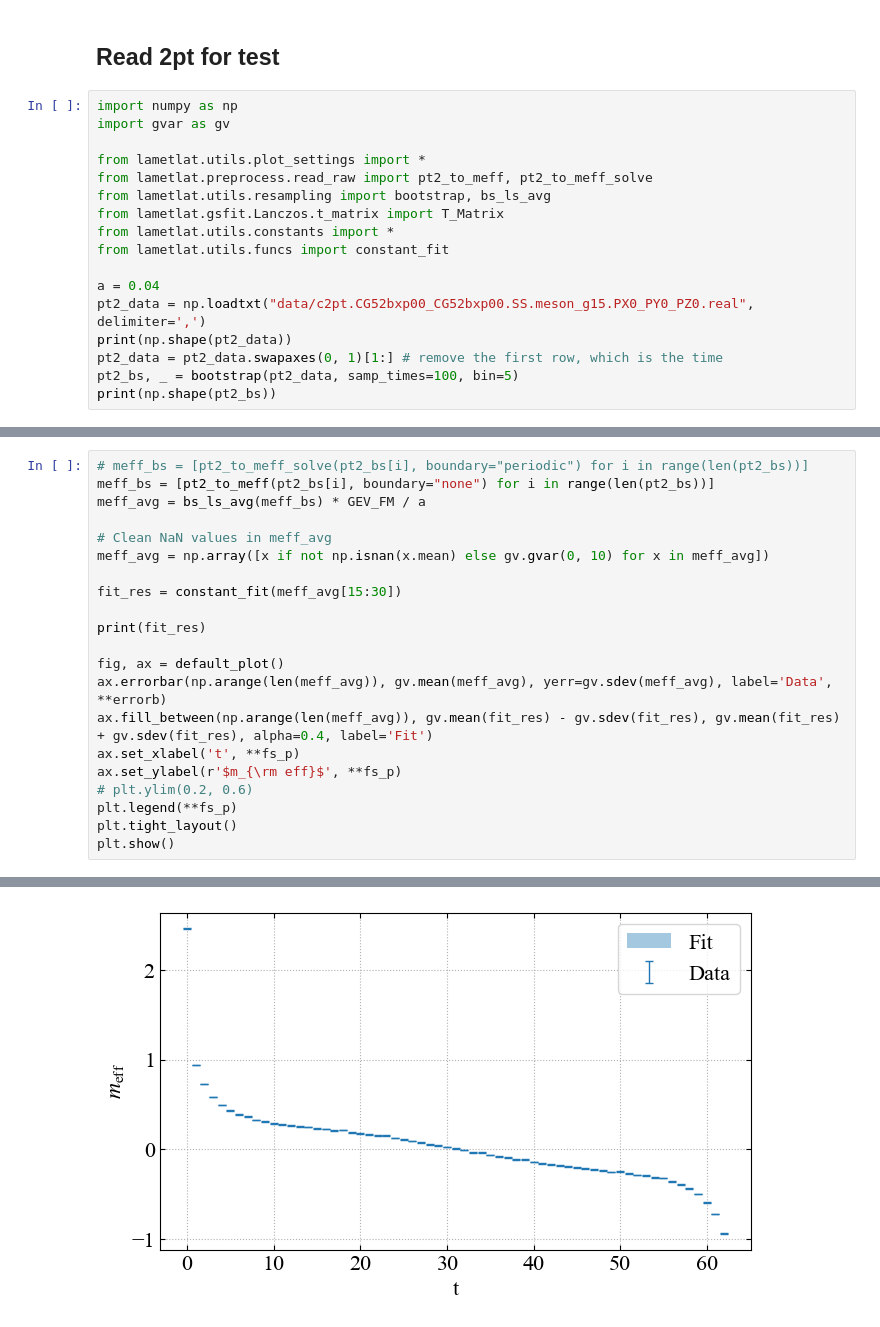
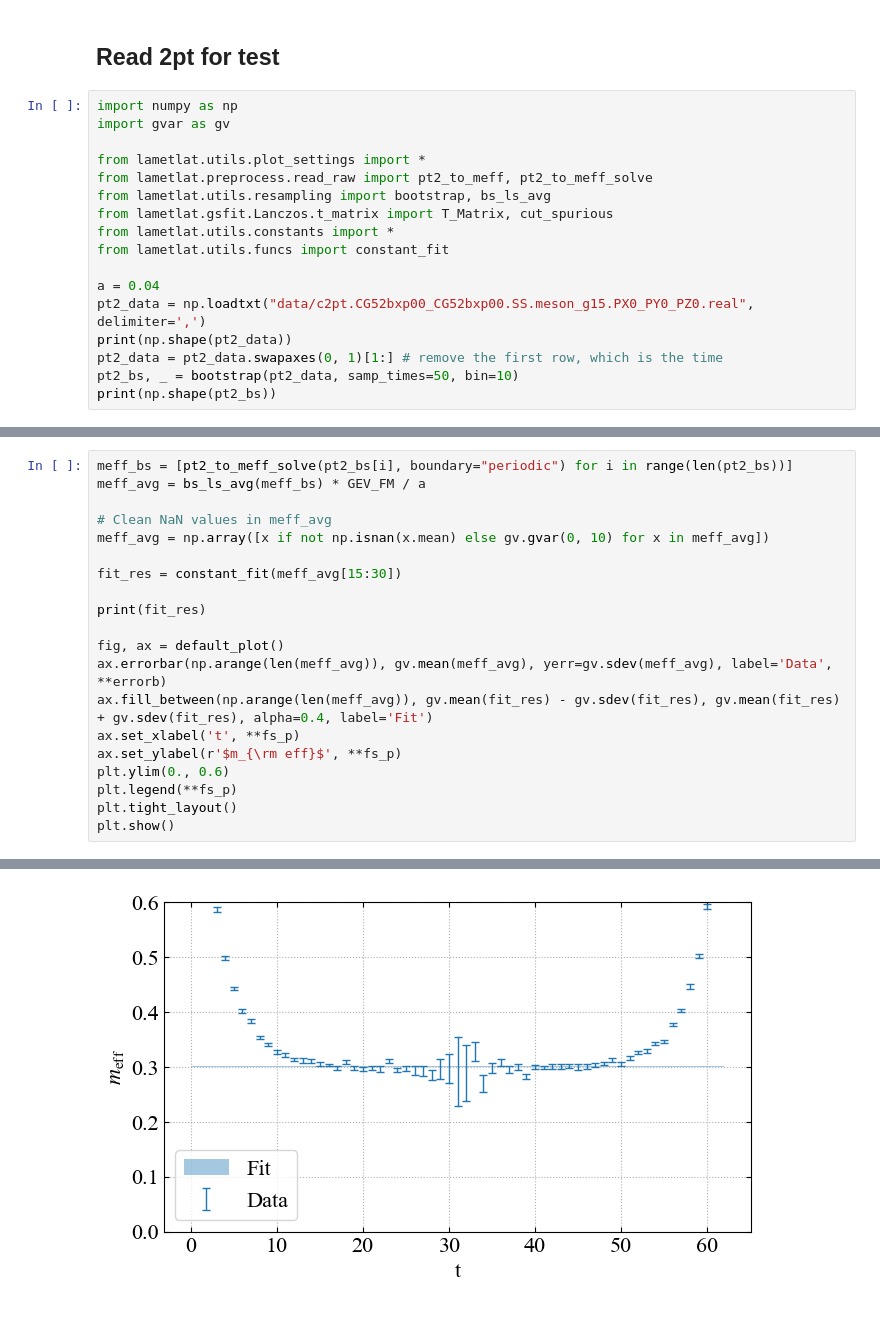
Before and after one commit to Greyyy-HJC/LaMETLat, a Jupyter notebook: examples/lanczos.ipynb, the cells around one changed output, grey strips where cells are left out. Saved outputs shown, nothing was run; the diff lists cells and outputs as text.

```diff
--- a/examples/lanczos.ipynb
+++ b/examples/lanczos.ipynb
@@ -7,7 +7,7 @@ import gvar as gv
 from lametlat.utils.plot_settings import *
 from lametlat.preprocess.read_raw import pt2_to_meff, pt2_to_meff_solve
 from lametlat.utils.resampling import bootstrap, bs_ls_avg
-from lametlat.gsfit.Lanczos.t_matrix import T_Matrix
+from lametlat.gsfit.Lanczos.t_matrix import T_Matrix, cut_spurious
 from lametlat.utils.constants import *
 from lametlat.utils.funcs import constant_fit
 
@@ -15,7 +15,7 @@ a = 0.04
 pt2_data = np.loadtxt("data/c2pt.CG52bxp00_CG52bxp00.SS.meson_g15.PX0_PY0_PZ0.real", delimiter=',')
 print(np.shape(pt2_data))
 pt2_data = pt2_data.swapaxes(0, 1)[1:] # remove the first row, which is the time
-pt2_bs, _ = bootstrap(pt2_data, samp_times=100, bin=5)
+pt2_bs, _ = bootstrap(pt2_data, samp_times=50, bin=10)
 print(np.shape(pt2_bs))
 # %% [output]
 (64, 315)
@@ -23,6 +23,5 @@ print(np.shape(pt2_bs))
 # %%
-# meff_bs = [pt2_to_meff_solve(pt2_bs[i], boundary="periodic") for i in range(len(pt2_bs))]
-meff_bs = [pt2_to_meff(pt2_bs[i], boundary="none") for i in range(len(pt2_bs))]
+meff_bs = [pt2_to_meff_solve(pt2_bs[i], boundary="periodic") for i in range(len(pt2_bs))]
 meff_avg = bs_ls_avg(meff_bs) * GEV_FM / a
 
 # Clean NaN values in meff_avg
@@ -37,7 +36,7 @@ ax.errorbar(np.arange(len(meff_avg)), gv.mean(meff_avg), yerr=gv.sdev(meff_avg),
 ax.fill_between(np.arange(len(meff_avg)), gv.mean(fit_res) - gv.sdev(fit_res), gv.mean(fit_res) + gv.sdev(fit_res), alpha=0.4, label='Fit')
 ax.set_xlabel('t', **fs_p)
 ax.set_ylabel(r'$m_{\rm eff}$', **fs_p)
-# plt.ylim(0.2, 0.6)
+plt.ylim(0., 0.6)
 plt.legend(**fs_p)
 plt.tight_layout()
 plt.show()
@@ -46 +45 @@ plt.show()
-[figure, old version]
+[figure, new version]
```
Also changed, not shown: parts of 8 cells of this notebook, 2 other files.
